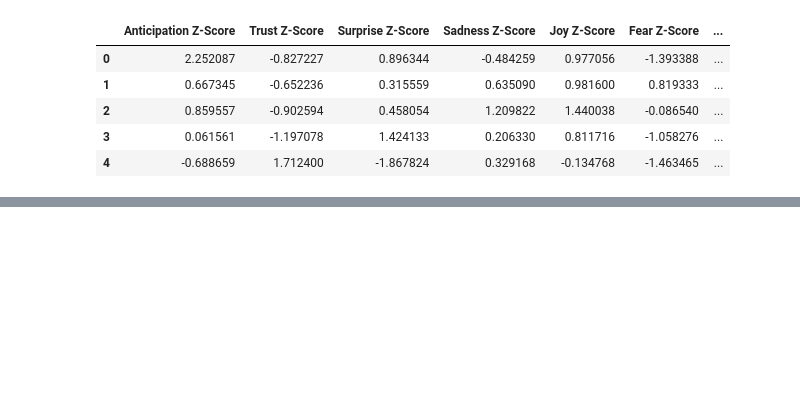
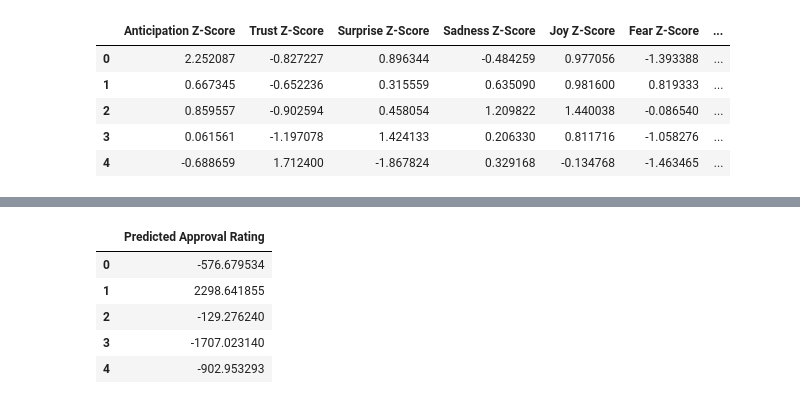
Before and after one commit to suvir-c/psyc-626, a Jupyter notebook: time-series-analysis/Auto Arima Model.ipynb, the cells around one changed output, grey strips where cells are left out. Saved outputs shown, nothing was run; the diff lists cells and outputs as text; code cells hidden in the pictures; blank space fills up the shorter version.

```diff
--- a/time-series-analysis/Auto Arima Model.ipynb
+++ b/time-series-analysis/Auto Arima Model.ipynb
@@ -228,0 +283,9 @@ Warnings:
+# %%
+prediction.head()
+# %% [output]
+|  | Predicted Approval Rating |
+| 0 | -576.679534 |
+| 1 | 2298.641855 |
+| 2 | -129.276240 |
+| 3 | -1707.023140 |
+| 4 | -902.953293 |
```
Also changed, not shown: parts of 11 cells of this notebook, 8 other files.
